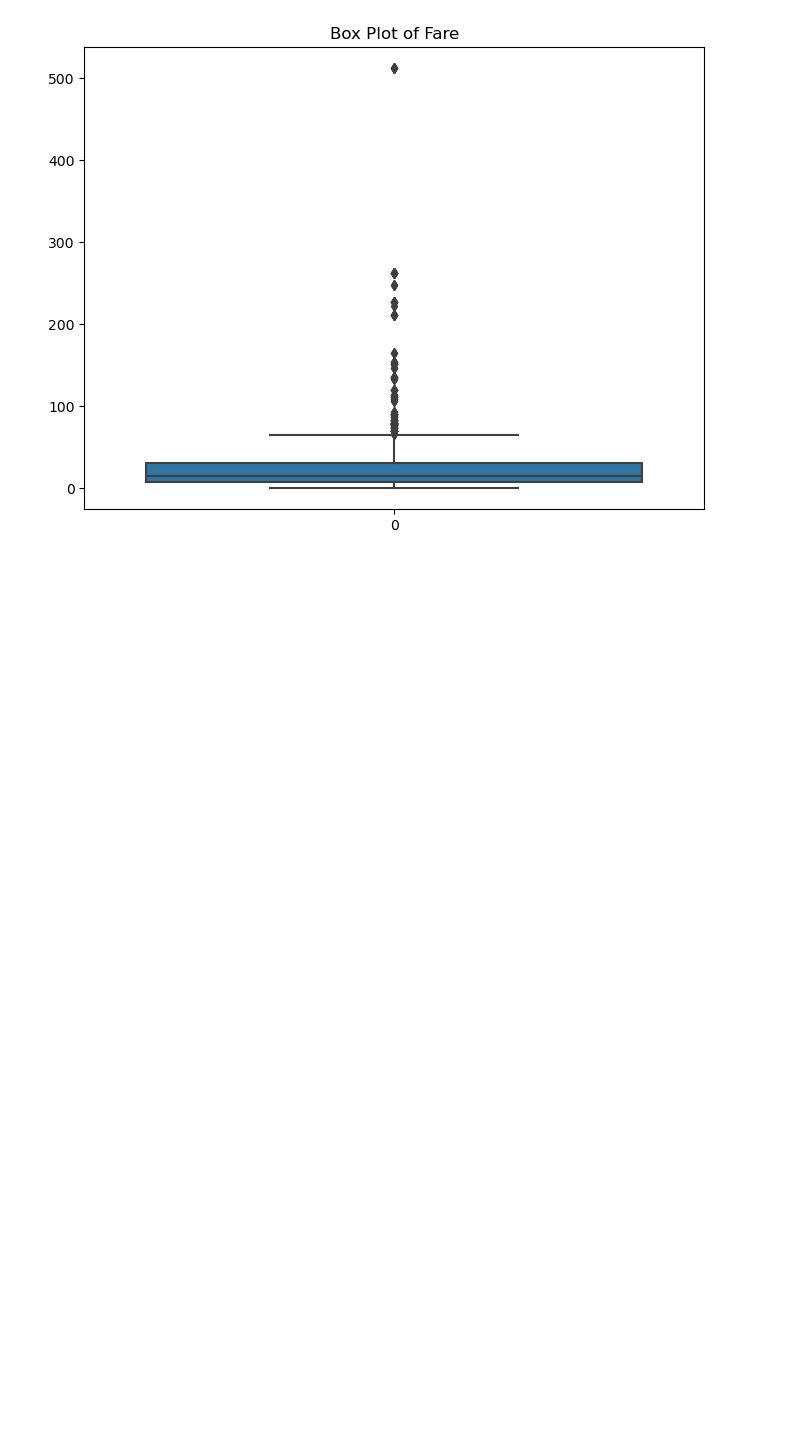
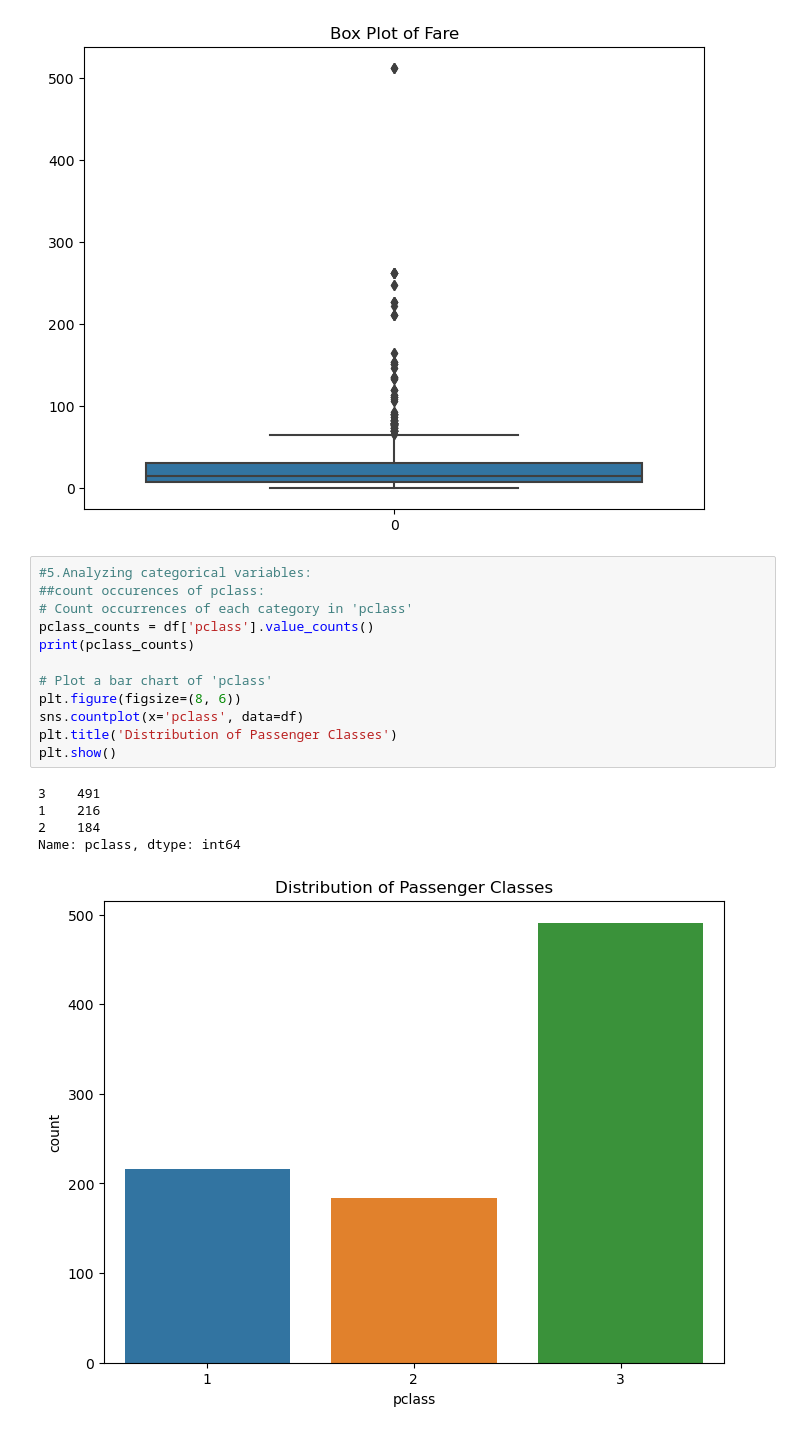
Before and after one commit to Nashra-Tazmeen/python, a Jupyter notebook: d-5.ipynb, the cells around one changed output. Cells and saved outputs as stored; diff of their text form; blank space fills up the shorter version.

```diff
--- a/d-5.ipynb
+++ b/d-5.ipynb
@@ -131,3 +131,21 @@ plt.title('Box Plot of Fare')
 plt.show()
 # %% [output]
 [figure]
+# %%
+#5.Analyzing categorical variables:
+##count occurences of pclass:
+# Count occurrences of each category in 'pclass'
+pclass_counts = df['pclass'].value_counts()
+print(pclass_counts)
+
+# Plot a bar chart of 'pclass'
+plt.figure(figsize=(8, 6))
+sns.countplot(x='pclass', data=df)
+plt.title('Distribution of Passenger Classes')
+plt.show()
+# %% [output]
+3    491
+1    216
+2    184
+Name: pclass, dtype: int64
+[figure, added]
```
Also changed, not shown: parts of 6 cells of this notebook.
